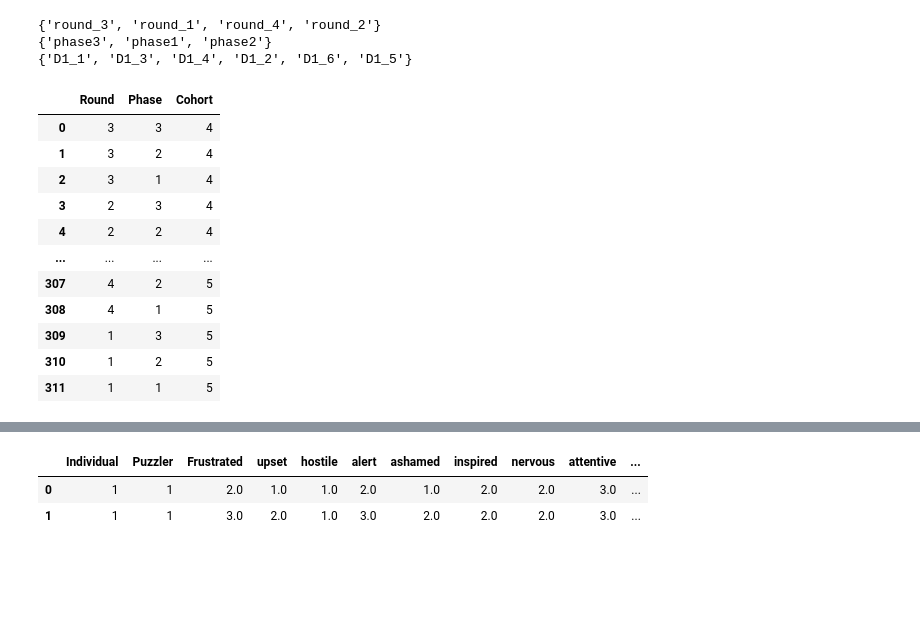
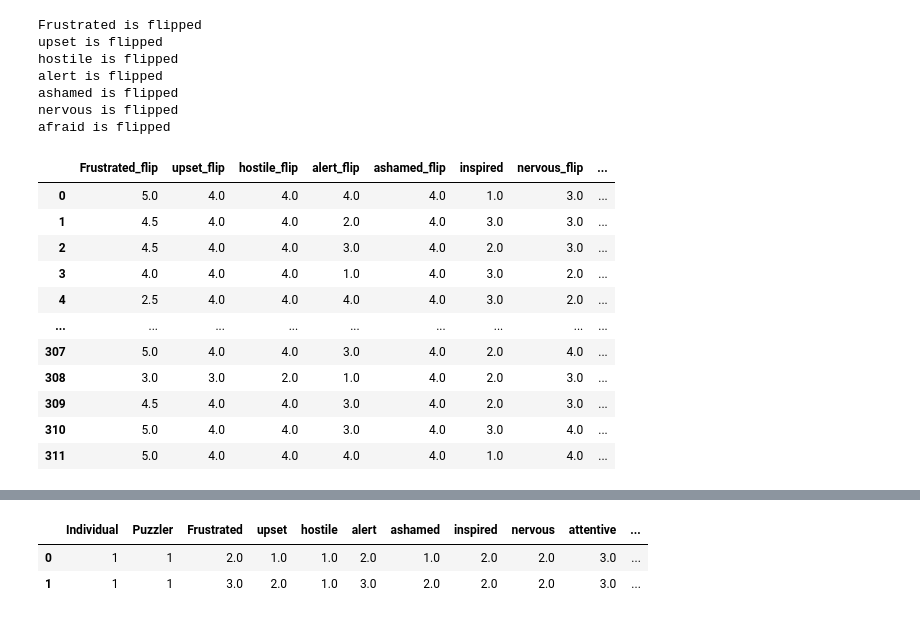
Before and after one commit to viktorseba/CDA, a Jupyter notebook: Case2/initial_look.ipynb, the cells around one changed output, grey strips where cells are left out. Saved outputs shown, nothing was run; the diff lists cells and outputs as text; code cells hidden in the pictures; blank space fills up the shorter version.

```diff
--- a/Case2/initial_look.ipynb
+++ b/Case2/initial_look.ipynb
@@ -11,3 +11,6 @@ dataPath = path / "data" / "HR_data.csv" #path.parent
 
 data = pd.read_csv(dataPath)
 set(data.dtypes)
+
+data.sort_values(['Cohort', 'Round', 'Phase'], inplace=True)
+data.reset_index(drop=True, inplace=True)
@@ -16,26 +17,63 @@ set(data.dtypes)
 # %%
+# Import Data
 Data_results = copy.copy(data.iloc[:,1:52])
-types = ['Round','Phase','Cohort']
+types = ['Round','Phase','Cohort','Individual','Puzzler']
 Data_type = copy.copy(data[types])
-Data_answers = copy.copy(data.iloc[:,54:].drop(columns='Cohort'))
+Data_answers = copy.copy(data.iloc[:,54:].drop(columns=types[2:]))
 
-for t in types:
-    print(set(Data_type[t]))
-    Data_type[t] = Data_type[t].str[-1]
+# Convert to int
+for t in types[:3]:
+    # print(set(Data_type[t]))
+    Data_type[t] = Data_type[t].str[-1].astype(int)
 Data_type
+
+# Fill NaNs
+Data_results = Data_results.fillna(Data_results.mean())
+Data_answers = Data_answers.fillna(Data_answers.median())
+
+
+# for d in [Data_results,Data_type,Data_answers]:
+#     print(np.sum(d.isnull().any(axis=0)))
+
+# ['Frustrated', 'upset', 'hostile', 'alert', 'ashamed', 'inspired','nervous', 'attentive', 'afraid', 'active', 'determined']
+
+pos_list = ['inspired','attentive','active','determined']
+ten_list = ['Frustrated']
+
+new_columns = {}
+for col in Data_answers:
+    if col in ten_list:
+        Data_answers[col] = Data_answers[col].values/2
+    if col not in pos_list:
+        print(f'{col} is flipped')
+        new_columns[col] = col + '_flip'
+        Data_answers[col] = 5-Data_answers[col]
+
+Data_answers.rename(columns=new_columns, inplace=True)
+
+real_cols = Data_answers.columns
+Data_answers['mean'] = Data_answers[real_cols].mean(axis=1)
+Data_answers['min'] = Data_answers[real_cols].min(axis=1)
+Data_answers['max'] = Data_answers[real_cols].max(axis=1)
+
+Data_answers
 # %% [output]
-{'round_3', 'round_1', 'round_4', 'round_2'}
-{'phase3', 'phase1', 'phase2'}
-{'D1_1', 'D1_3', 'D1_4', 'D1_2', 'D1_6', 'D1_5'}
+Frustrated is flipped
+upset is flipped
+hostile is flipped
+alert is flipped
+ashamed is flipped
+nervous is flipped
+afraid is flipped
-|  | Round | Phase | Cohort |
-| 0 | 3 | 3 | 4 |
-| 1 | 3 | 2 | 4 |
-| 2 | 3 | 1 | 4 |
-| 3 | 2 | 3 | 4 |
-| 4 | 2 | 2 | 4 |
-| ... | ... | ... | ... |
-| 307 | 4 | 2 | 5 |
-| 308 | 4 | 1 | 5 |
-| 309 | 1 | 3 | 5 |
-| 310 | 1 | 2 | 5 |
-| 311 | 1 | 1 | 5 |
+|  | Frustrated_flip | upset_flip | hostile_flip | alert_flip | ashamed_flip | inspired | nervous_flip | ... |
+| 0 | 5.0 | 4.0 | 4.0 | 4.0 | 4.0 | 1.0 | 3.0 | ... |
+| 1 | 4.5 | 4.0 | 4.0 | 2.0 | 4.0 | 3.0 | 3.0 | ... |
+| 2 | 4.5 | 4.0 | 4.0 | 3.0 | 4.0 | 2.0 | 3.0 | ... |
+| 3 | 4.0 | 4.0 | 4.0 | 1.0 | 4.0 | 3.0 | 2.0 | ... |
+| 4 | 2.5 | 4.0 | 4.0 | 4.0 | 4.0 | 3.0 | 2.0 | ... |
+| ... | ... | ... | ... | ... | ... | ... | ... | ... |
+| 307 | 5.0 | 4.0 | 4.0 | 3.0 | 4.0 | 2.0 | 4.0 | ... |
+| 308 | 3.0 | 3.0 | 2.0 | 1.0 | 4.0 | 2.0 | 3.0 | ... |
+| 309 | 4.5 | 4.0 | 4.0 | 3.0 | 4.0 | 2.0 | 3.0 | ... |
+| 310 | 5.0 | 4.0 | 4.0 | 3.0 | 4.0 | 3.0 | 4.0 | ... |
+| 311 | 5.0 | 4.0 | 4.0 | 4.0 | 4.0 | 1.0 | 4.0 | ... |
```
Also changed, not shown: parts of 5 cells of this notebook, 1 other file.
